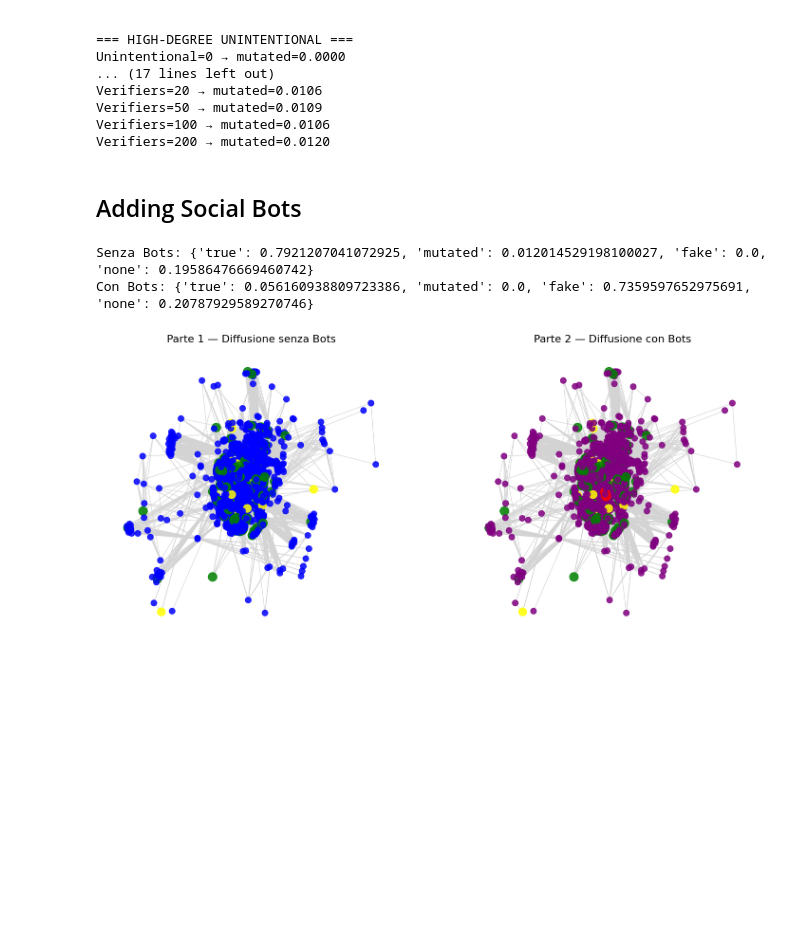
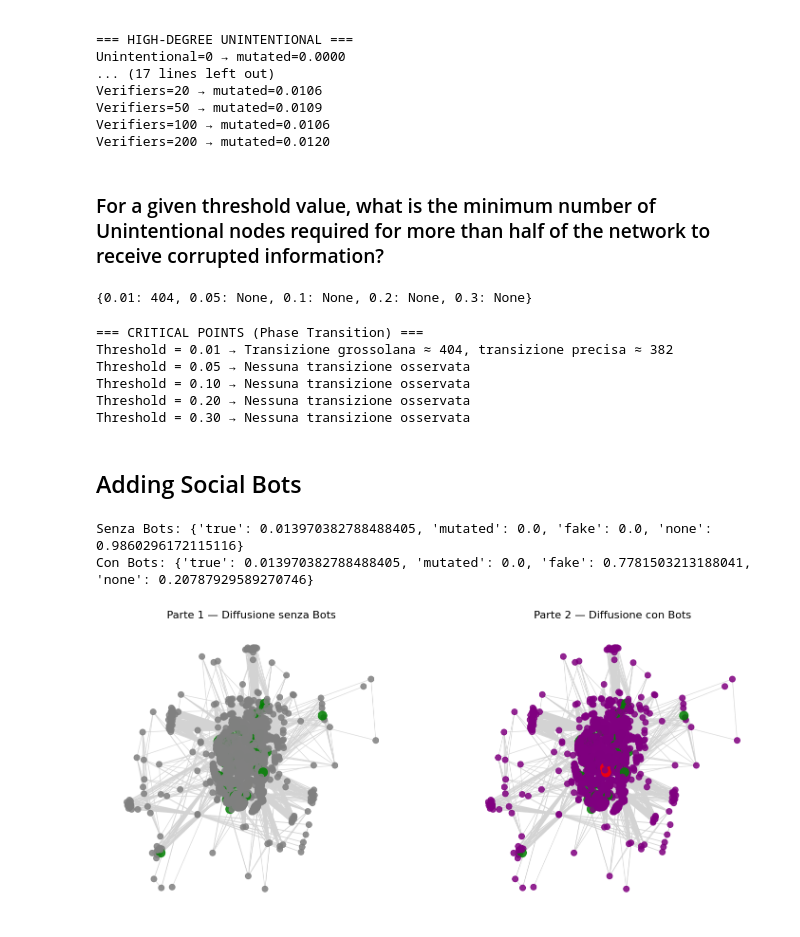
Before and after one commit to CamillaMagistrello/NETWORK_ANALYSIS, a Jupyter notebook: ASSIGNMENTS/src/assignment3.ipynb, the cells around one changed output. Saved outputs shown, nothing was run; the diff lists cells and outputs as text; code cells hidden in the pictures; blank space fills up the shorter version.

Commit message:
Correzione ultimo assignment Phase Transition

```diff
--- a/ASSIGNMENTS/src/assignment3.ipynb
+++ b/ASSIGNMENTS/src/assignment3.ipynb
@@ -266,3 +289,5 @@ Verifiers=20 → mutated=0.0106
 Verifiers=50 → mutated=0.0109
 Verifiers=100 → mutated=0.0106
 Verifiers=200 → mutated=0.0120
+# %% [markdown]
+### For a given threshold value, what is the minimum number of Unintentional nodes required for more than half of the network to receive corrupted information?
@@ -269,3 +310,52 @@ Verifiers=200 → mutated=0.0120
+# %%
+critical_points = {}
+# Giant component
+largest_cc = max(nx.connected_components(G), key=len)
+G_gc = G.subgraph(largest_cc).copy()
+# Precompute neighbors
+neighbors = ricerca_lista_vicini_per_nodo(G_gc)
+for threshold in thresholds:
+    critical_points[threshold] = find_critical_u(G_gc, threshold, neighbors)
+print(critical_points)
+# %% [output]
+{0.01: 404, 0.05: None, 0.1: None, 0.2: None, 0.3: None}
+# %%
+fine_critical_points = {}
+for threshold, coarse_u in critical_points.items():
+    if coarse_u is None:
+        fine_critical_points[threshold] = None
+        continue
+    # intervallo ristretto attorno al valore trovato
+    low = coarse_u - 40
+    high = coarse_u + 40
+    precise_u = None
+    for u in range(low, high + 1):
+        roles = assign_roles(G_gc, n_verifiers=50, n_unintentional=u, selection_strategy="degree")
+        messages = simulate_spread(G_gc, roles, threshold, max_steps=8, lista_vicini_per_nodo=neighbors)
+        mutated = analyze(messages)["mutated"]
+        if mutated > 0.5:
+            precise_u = u
+            break
+    fine_critical_points[threshold] = precise_u
+# %%
+print("=== CRITICAL POINTS (Phase Transition) ===")
+for threshold, coarse_u in critical_points.items():
+    if coarse_u is None:
+        print(f"Threshold = {threshold:.2f} → Nessuna transizione osservata")
+    else:
+        precise_u = fine_critical_points[threshold]
+        print(
+            f"Threshold = {threshold:.2f} → "
+            f"Transizione grossolana ≈ {coarse_u}, "
+            f"transizione precisa ≈ {precise_u}"
+        )
+# %% [output]
+=== CRITICAL POINTS (Phase Transition) ===
+Threshold = 0.01 → Transizione grossolana ≈ 404, transizione precisa ≈ 382
+Threshold = 0.05 → Nessuna transizione osservata
+Threshold = 0.10 → Nessuna transizione osservata
+Threshold = 0.20 → Nessuna transizione osservata
+Threshold = 0.30 → Nessuna transizione osservata
 # %% [markdown]
 ## Adding Social Bots
 # %%
@@ -387,12 +477,17 @@ def plot_comparison(G, roles, roles_bots, messages, messages_bots):
     plt.title("Parte 2 — Diffusione con Bots", fontsize=16)
     plt.show()
 # %%
+roles = assign_roles(G, n_verifiers=50, n_unintentional=10)
 roles_bots = assign_bots(G, roles, n_bots=3, mode="betweenness")
+
+messages = simulate_spread(G, roles, threshold=0.3)
 messages_bots = simulate_spread_with_bots(G, roles_bots, threshold=0.3)
+
 print("Senza Bots:", analyze(messages))
 print("Con Bots:", analyze(messages_bots))
+
 plot_comparison(G, roles, roles_bots, messages, messages_bots)
 # %% [output]
-Senza Bots: {'true': 0.7921207041072925, 'mutated': 0.012014529198100027, 'fake': 0.0, 'none': 0.19586476669460742}
-Con Bots: {'true': 0.056160938809723386, 'mutated': 0.0, 'fake': 0.7359597652975691, 'none': 0.20787929589270746}
+Senza Bots: {'true': 0.013970382788488405, 'mutated': 0.0, 'fake': 0.0, 'none': 0.9860296172115116}
+Con Bots: {'true': 0.013970382788488405, 'mutated': 0.0, 'fake': 0.7781503213188041, 'none': 0.20787929589270746}
-[figure, old version]
+[figure, new version]
```
Also changed, not shown: parts of 6 cells of this notebook, 10 other files.
